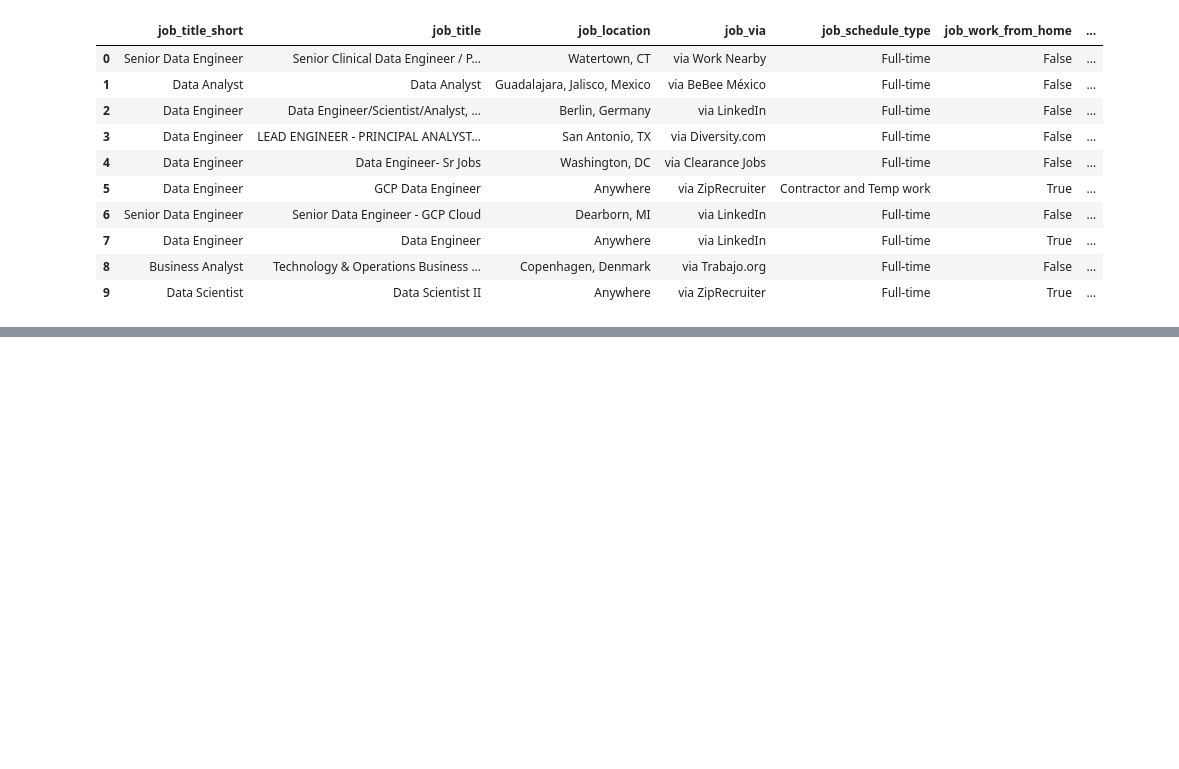
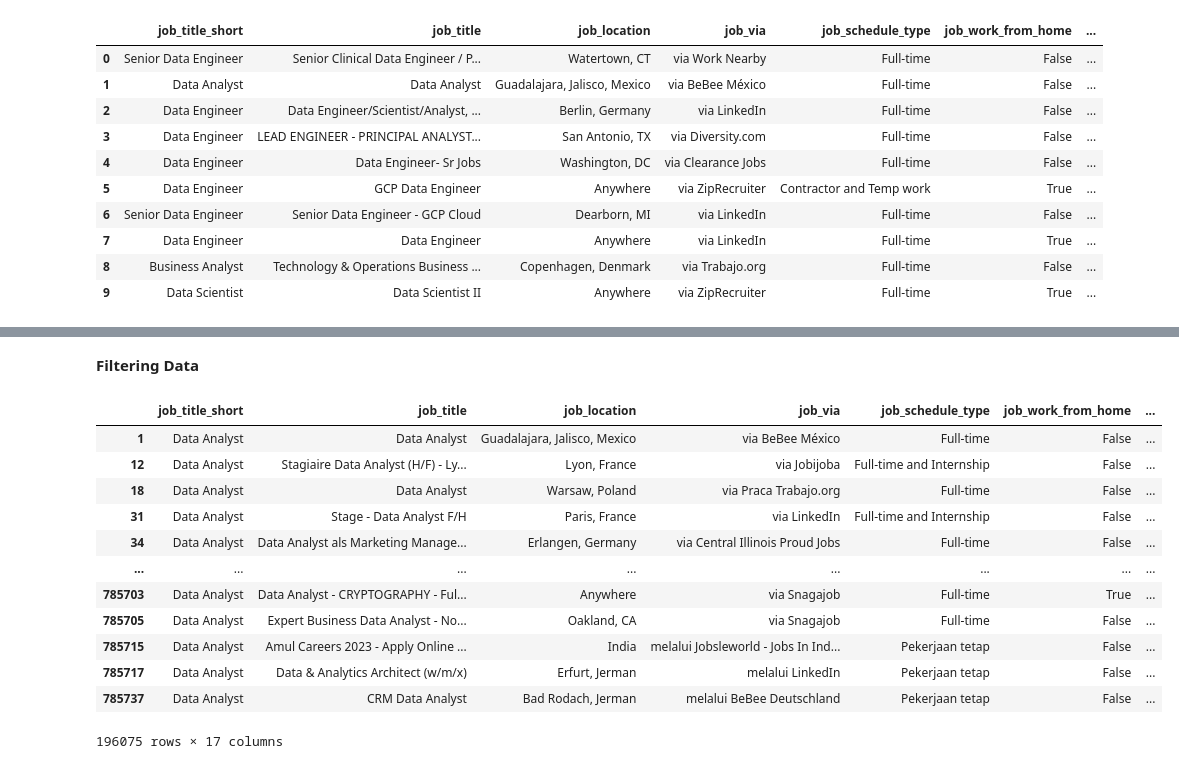
Before and after one commit to okiromosh/Learning-Python-Data, a Jupyter notebook: Python_Pandas.ipynb, the cells around one changed output, grey strips where cells are left out. Drawn from its saved outputs; the diff is of its cells as text; code cells hidden in the pictures; blank space fills up the shorter version.

```diff
--- a/Python_Pandas.ipynb
+++ b/Python_Pandas.ipynb
@@ -141,0 +140,18 @@ df.iloc[90:100, 0:3] # Specific num of rows and columns
+# %% [markdown]
+**Filtering Data**
+# %%
+df[df.job_title_short == 'Data Analyst']
+# %% [output]
+|  | job_title_short | job_title | job_location | job_via | job_schedule_type | job_work_from_home | ... |
+| 1 | Data Analyst | Data Analyst | Guadalajara, Jalisco, Mexico | via BeBee México | Full-time | False | ... |
+| 12 | Data Analyst | Stagiaire Data Analyst (H/F) - Ly... | Lyon, France | via Jobijoba | Full-time and Internship | False | ... |
+| 18 | Data Analyst | Data Analyst | Warsaw, Poland | via Praca Trabajo.org | Full-time | False | ... |
+| 31 | Data Analyst | Stage - Data Analyst F/H | Paris, France | via LinkedIn | Full-time and Internship | False | ... |
+| 34 | Data Analyst | Data Analyst als Marketing Manage... | Erlangen, Germany | via Central Illinois Proud Jobs | Full-time | False | ... |
+| ... | ... | ... | ... | ... | ... | ... | ... |
+| 785703 | Data Analyst | Data Analyst - CRYPTOGRAPHY - Ful... | Anywhere | via Snagajob | Full-time | True | ... |
+| 785705 | Data Analyst | Expert Business Data Analyst - No... | Oakland, CA | via Snagajob | Full-time | False | ... |
+| 785715 | Data Analyst | Amul Careers 2023 - Apply Online ... | India | melalui Jobsleworld - Jobs In Ind... | Pekerjaan tetap | False | ... |
+| 785717 | Data Analyst | Data & Analytics Architect (w/m/x) | Erfurt, Jerman | melalui LinkedIn | Pekerjaan tetap | False | ... |
+| 785737 | Data Analyst | CRM Data Analyst | Bad Rodach, Jerman | melalui BeBee Deutschland | Pekerjaan tetap | False | ... |
+196075 rows × 17 columns
```
Also changed, not shown: parts of 8 cells of this notebook.
